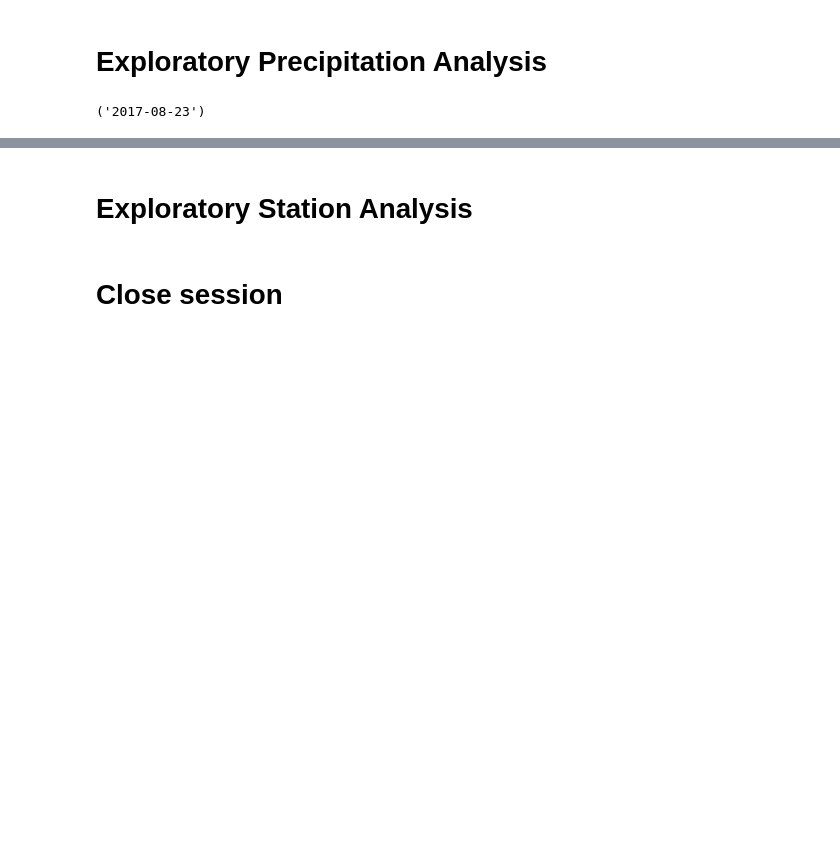
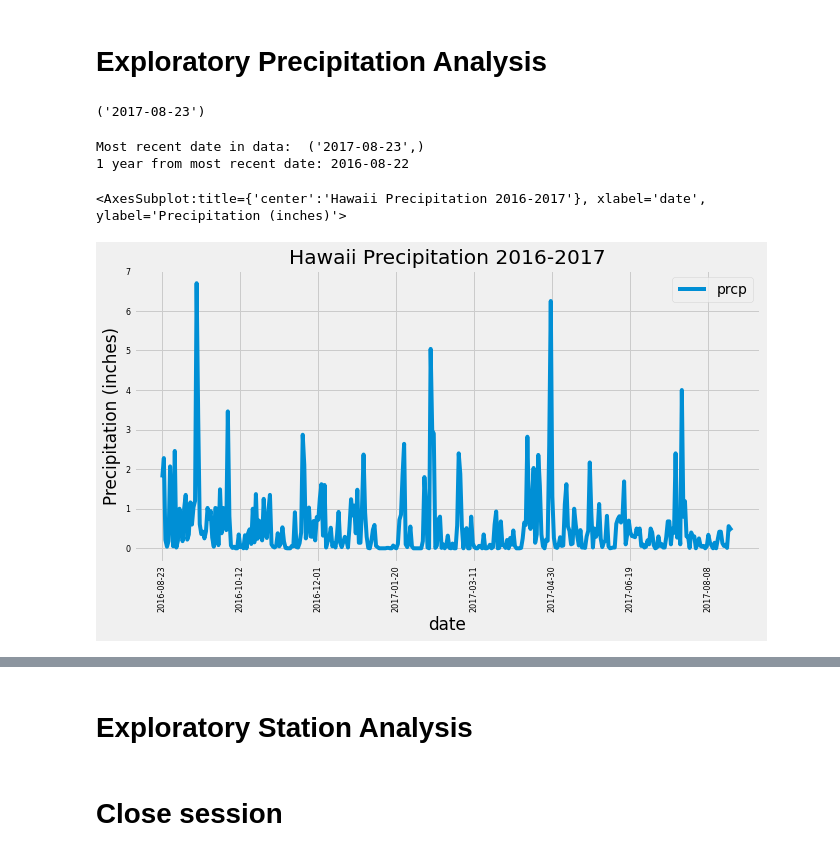
Before and after one commit to ElVejigante/Surf-s-Up-SQLAlchemy, a Jupyter notebook: climate_analysis.ipynb, the cells around one changed output, grey strips where cells are left out. Saved outputs shown, nothing was run; the diff lists cells and outputs as text; code cells hidden in the pictures; blank space fills up the shorter version.

```diff
--- a/climate_analysis.ipynb
+++ b/climate_analysis.ipynb
@@ -60,19 +60,35 @@ recent_date
 # %%
 # Design a query to retrieve the last 12 months of precipitation data and plot the results.
 # Starting from the most recent data point in the database.
+print('Most recent date in data: ', recent_date)
 
 # Calculate the date one year from the last date in data set.
-
+year_ago_date=dt.date(2017, 8, 23) - dt.timedelta(days=366)
+print('1 year from most recent date:', year_ago_date)
 
 # Perform a query to retrieve the data and precipitation scores
-
+year_prcp_scores=(session.query(Measurement.date,func.max(Measurement.prcp))
+                  .filter(func.strftime('%Y-%m-%d',Measurement.date) > year_ago_date)
+                  .group_by(Measurement.date)
+                  .all())
+#year_prcp_scores
 
 # Save the query results as a Pandas DataFrame and set the index to the date column
-
+prcp_df=pd.DataFrame(year_prcp_scores, columns=['date', 'prcp'])
+prcp_df.set_index('date',inplace=True)
+prcp_df.head(10)
 
 # Sort the dataframe by date
-
+prcp_df.sort_values('date')
 
 # Use Pandas Plotting with Matplotlib to plot the data
+prcp_df.plot(rot=90,fontsize=8,figsize = (10,5),\
+                    title="Hawaii Precipitation 2016-2017",\
+                   ylabel = "Precipitation (inches)")
+# %% [output]
+Most recent date in data:  ('2017-08-23',)
+1 year from most recent date: 2016-08-22
+<AxesSubplot:title={'center':'Hawaii Precipitation 2016-2017'}, xlabel='date', ylabel='Precipitation (inches)'>
+[figure, added]
 # %%
 # Use Pandas to calculate the summary statistics for the precipitation data
```
Also changed, not shown: parts of 1 cell of this notebook.
